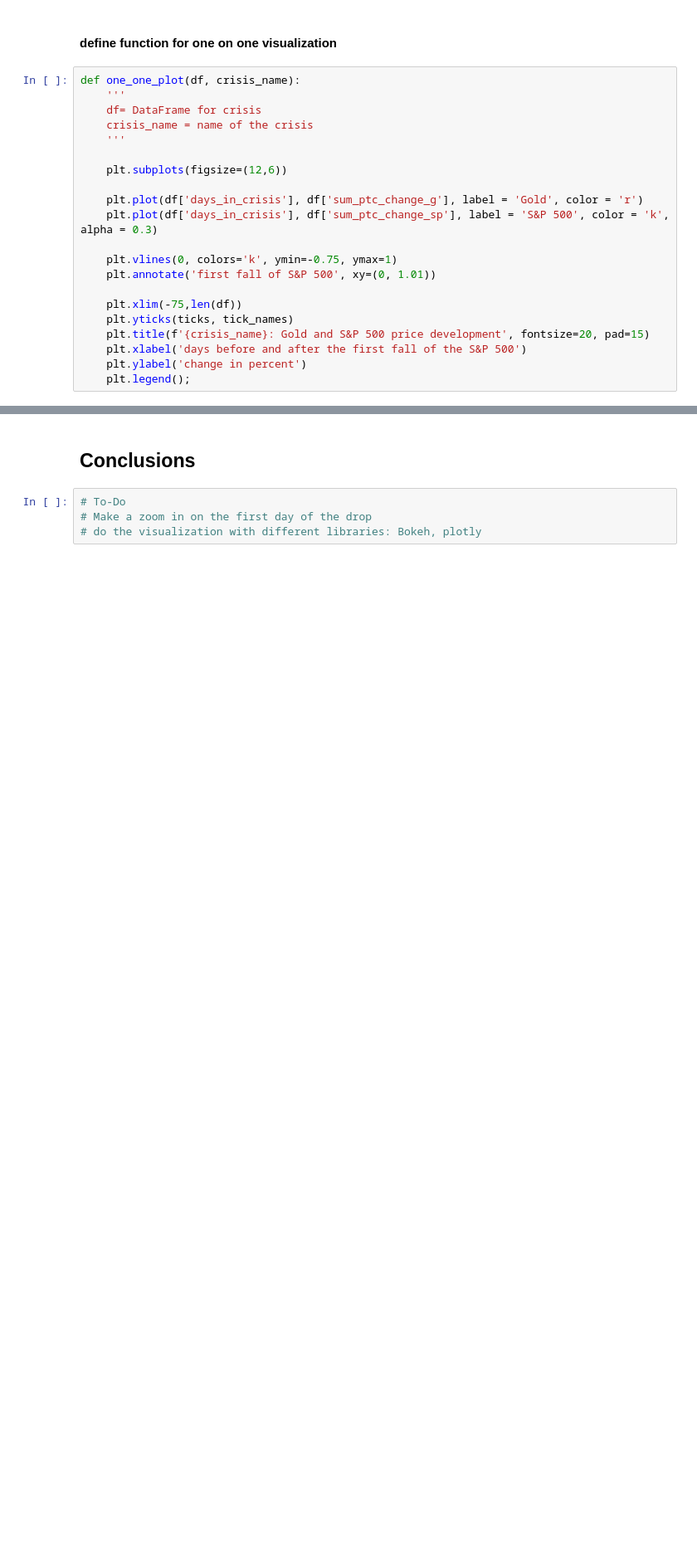
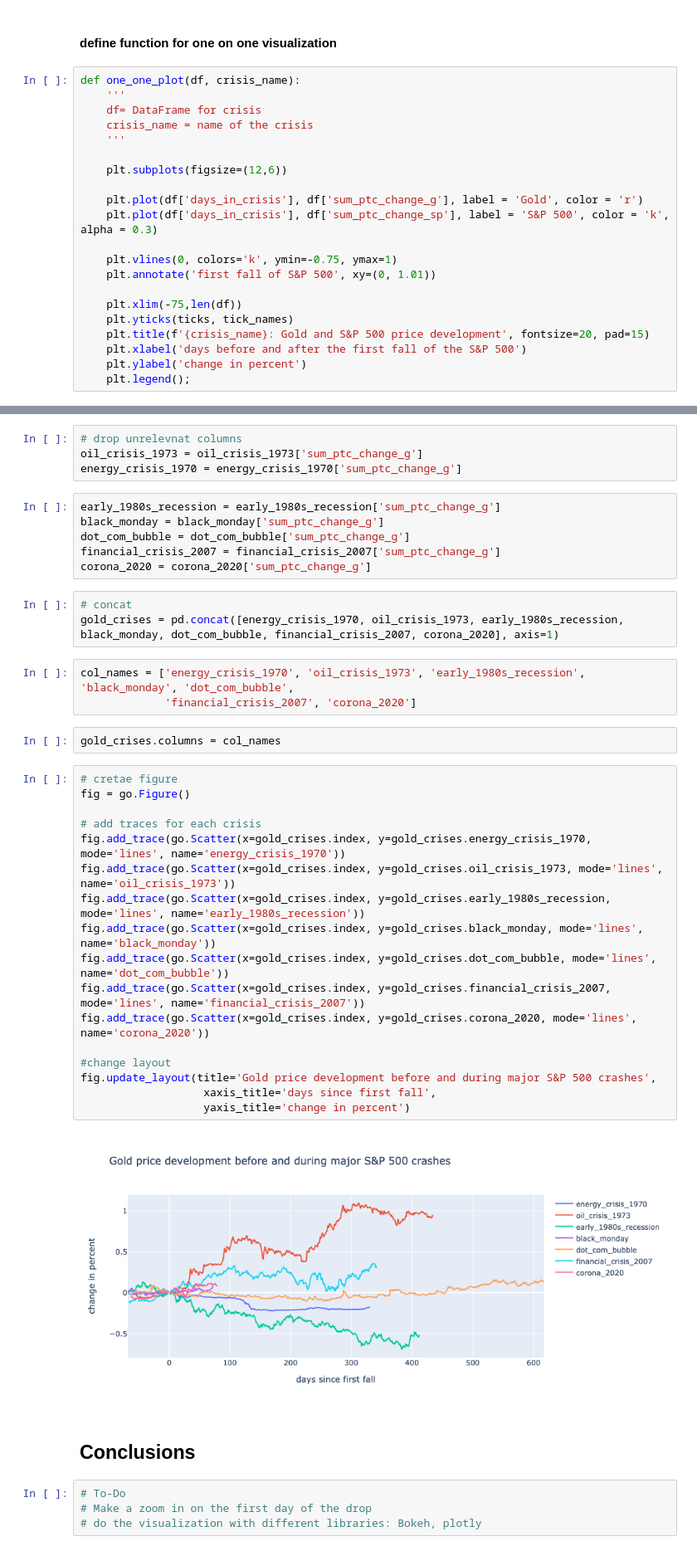
Before and after one commit to MarkusMueller-DS/Gold-development-during-crises, a Jupyter notebook: Gold_development_during_crises.ipynb, the cells around one changed output, grey strips where cells are left out. Shown: that part at 83% size. Saved outputs shown, nothing was run; the diff lists cells and outputs as text; blank space fills up the shorter version.

Commit message:
added Plotly visualization

```diff
--- a/Gold_development_during_crises.ipynb
+++ b/Gold_development_during_crises.ipynb
@@ -323,3 +337,40 @@ one_one_plot(corona_2020, 'Corona 2020')
+# %%
+# drop unrelevnat columns
+oil_crisis_1973 = oil_crisis_1973['sum_ptc_change_g']
+energy_crisis_1970 = energy_crisis_1970['sum_ptc_change_g']
+# %%
+early_1980s_recession = early_1980s_recession['sum_ptc_change_g']
+black_monday = black_monday['sum_ptc_change_g']
+dot_com_bubble = dot_com_bubble['sum_ptc_change_g']
+financial_crisis_2007 = financial_crisis_2007['sum_ptc_change_g']
+corona_2020 = corona_2020['sum_ptc_change_g']
+# %%
+# concat
+gold_crises = pd.concat([energy_crisis_1970, oil_crisis_1973, early_1980s_recession, black_monday, dot_com_bubble, financial_crisis_2007, corona_2020], axis=1)
+# %%
+col_names = ['energy_crisis_1970', 'oil_crisis_1973', 'early_1980s_recession', 'black_monday', 'dot_com_bubble',
+             'financial_crisis_2007', 'corona_2020']
+# %%
+gold_crises.columns = col_names
+# %%
+# cretae figure
+fig = go.Figure()
+
+# add traces for each crisis
+fig.add_trace(go.Scatter(x=gold_crises.index, y=gold_crises.energy_crisis_1970, mode='lines', name='energy_crisis_1970'))
+fig.add_trace(go.Scatter(x=gold_crises.index, y=gold_crises.oil_crisis_1973, mode='lines', name='oil_crisis_1973'))
+fig.add_trace(go.Scatter(x=gold_crises.index, y=gold_crises.early_1980s_recession, mode='lines', name='early_1980s_recession'))
+fig.add_trace(go.Scatter(x=gold_crises.index, y=gold_crises.black_monday, mode='lines', name='black_monday'))
+fig.add_trace(go.Scatter(x=gold_crises.index, y=gold_crises.dot_com_bubble, mode='lines', name='dot_com_bubble'))
+fig.add_trace(go.Scatter(x=gold_crises.index, y=gold_crises.financial_crisis_2007, mode='lines', name='financial_crisis_2007'))
+fig.add_trace(go.Scatter(x=gold_crises.index, y=gold_crises.corona_2020, mode='lines', name='corona_2020'))
+
+#change layout
+fig.update_layout(title='Gold price development before and during major S&P 500 crashes',
+                   xaxis_title='days since first fall',
+                   yaxis_title='change in percent')
+# %% [output]
+[figure, added]
 # %% [markdown]
 ## Conclusions
 # %%
```
Also changed, not shown: parts of 20 cells of this notebook.
